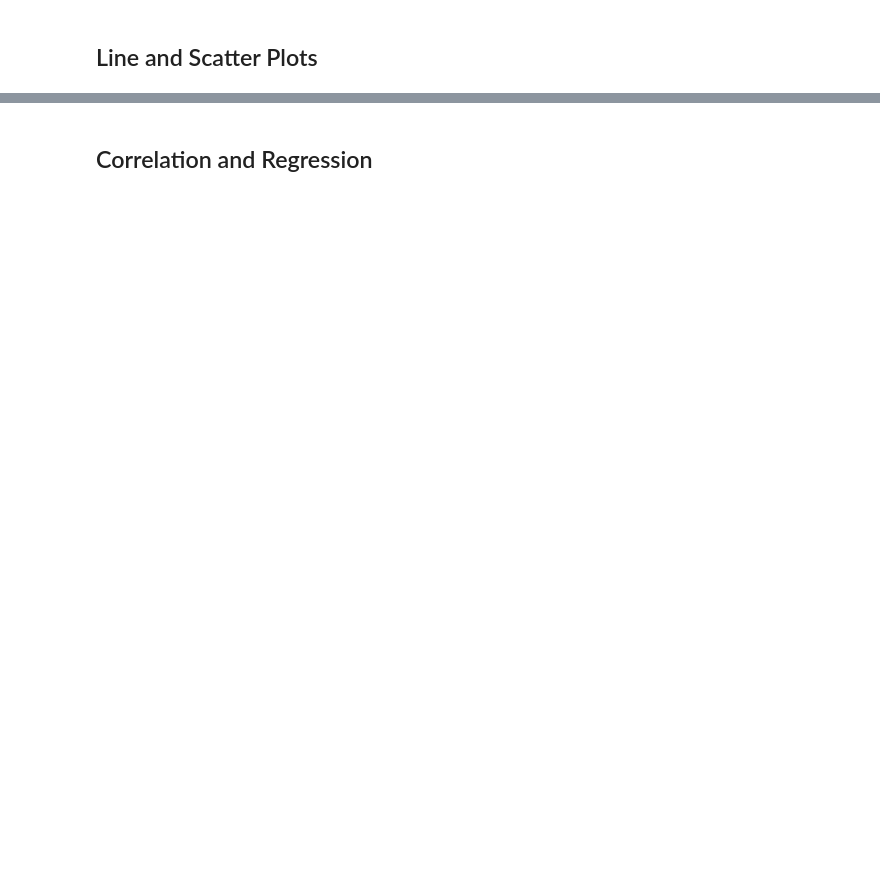
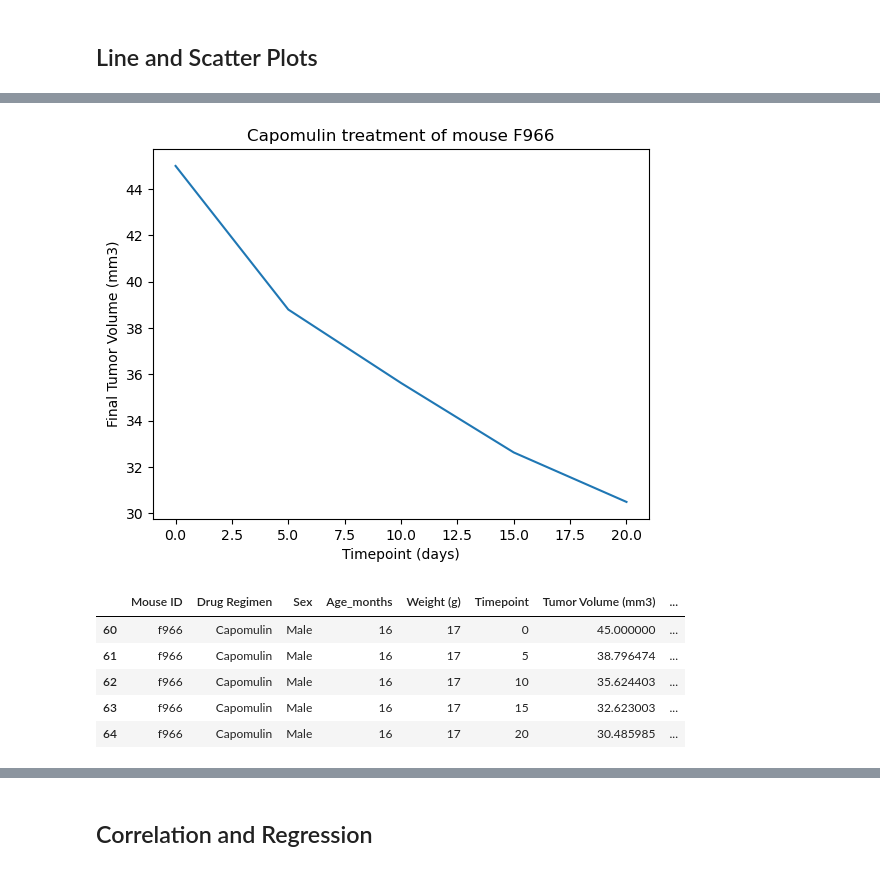
Before and after one commit to jbarbs44/Plotting-Challange, a Jupyter notebook: Pymaceuticals/pymaceuticals_starter.ipynb, the cells around one changed output, grey strips where cells are left out. Cells and saved outputs as stored; diff of their text form; code cells hidden in the pictures; blank space fills up the shorter version.

```diff
--- a/Pymaceuticals/pymaceuticals_starter.ipynb
+++ b/Pymaceuticals/pymaceuticals_starter.ipynb
@@ -297,0 +318,25 @@ print(tumor_vol_data)
+# %%
+# Generate a line plot of tumor volume vs. time point for a mouse treated with Capomulin
+#Need the exact mouse I509
+
+c_mouse = merge_df.loc[merge_df["Mouse ID"] == "f966"]
+x_axis = c_mouse["Timepoint"]
+y_axis = c_mouse["Tumor Volume (mm3)"]
+
+plt.plot(x_axis, y_axis)
+
+plt.title("Capomulin treatment of mouse F966")
+plt.xlabel("Timepoint (days)")
+plt.ylabel("Final Tumor Volume (mm3)")
+
+plt.show()
+
+c_mouse.head()
+# %% [output]
+[figure, added]
+|  | Mouse ID | Drug Regimen | Sex | Age_months | Weight (g) | Timepoint | Tumor Volume (mm3) | ... |
+| 60 | f966 | Capomulin | Male | 16 | 17 | 0 | 45.000000 | ... |
+| 61 | f966 | Capomulin | Male | 16 | 17 | 5 | 38.796474 | ... |
+| 62 | f966 | Capomulin | Male | 16 | 17 | 10 | 35.624403 | ... |
+| 63 | f966 | Capomulin | Male | 16 | 17 | 15 | 32.623003 | ... |
+| 64 | f966 | Capomulin | Male | 16 | 17 | 20 | 30.485985 | ... |
```
Also changed, not shown: parts of 10 cells of this notebook.
